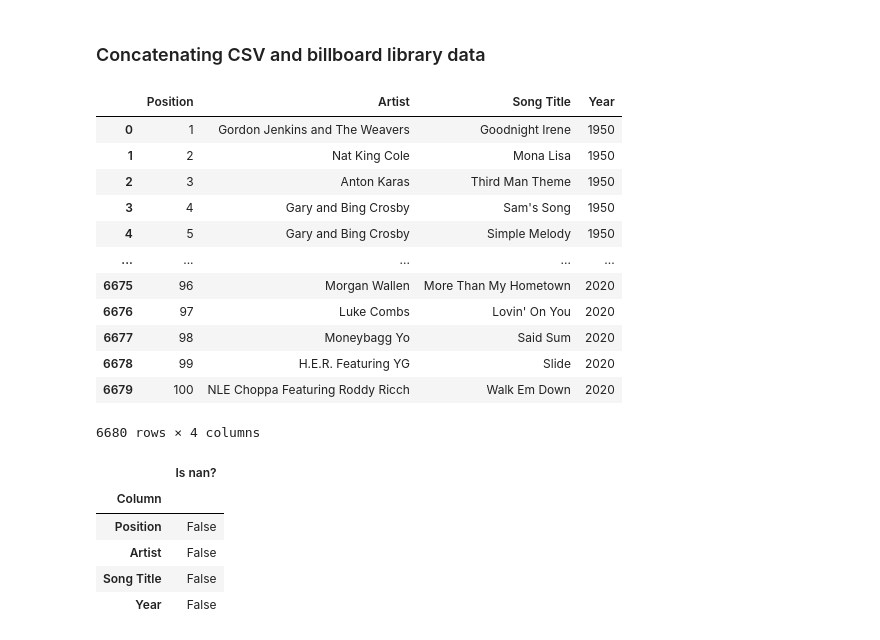
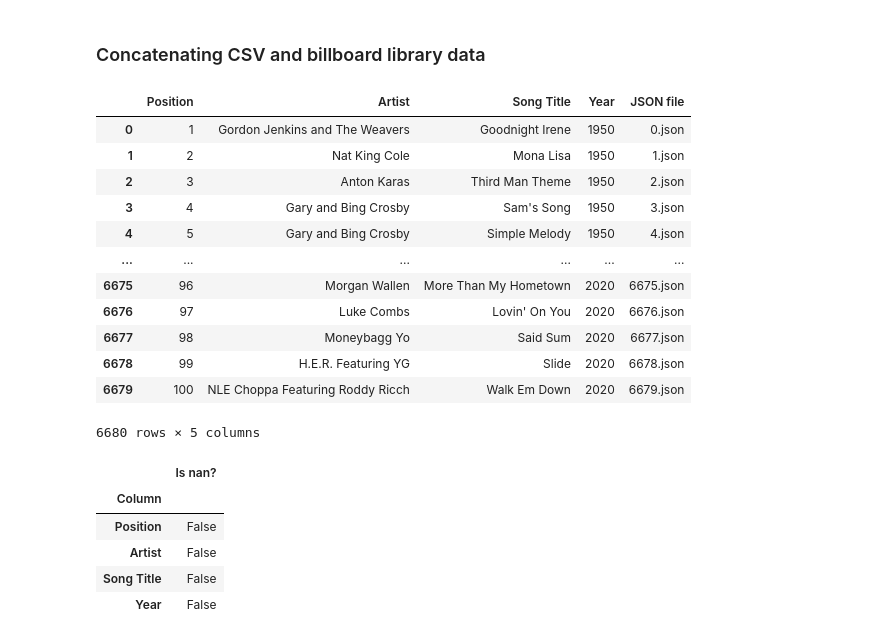
Before and after one commit to alsarna/lyrics_nlp, a Jupyter notebook: data_preprocessing.ipynb, the cells around one changed output. Drawn from its saved outputs; the diff is of its cells as text; code cells hidden in the pictures.

Commit message:
add column with json file, delete column 0 from audio features

```diff
--- a/data_preprocessing.ipynb
+++ b/data_preprocessing.ipynb
@@ -65,44 +65,45 @@ artists.insert(86, 'Fat Joe, Remy Ma and Jay-Z featuring French Montana and Infa
 # %%
 # pd.set_option("display.max_rows", None, "display.max_columns", None)
 # Splitting list into same-length elements lists
 def list_split(l, n):
     n = max(1, n)
     return (l[i:i+n] for i in range(0, len(l), n))
 
 split_artists = list(list_split(artists, 100))
 split_song_titles = list(list_split(song_titles, 100))
 
 # Creating list of dictionaries for each year to convert them into pandas DataFrame
 def dicts_of_dates(lst_of_dates):
     songs = []
     for i in range(len(lst_of_dates)):
         ranger = list(range(1, 101))
         year = lst_of_dates[i]
         dictionary = {'Position': ranger, 'Artist': split_artists[i], 'Song Title': split_song_titles[i], 'Year': [dates[i] for year in range(1, 101)]}
         as_pandas_df = pd.DataFrame(dictionary)
         songs.append(as_pandas_df)
     return songs
 
 # Concatenate all songs from years 1950 - 2020
 songs_16_20 = dicts_of_dates(dates)
 all_songs = songs_50_15 + songs_16_20
 all_time_billboard_wrap_up = pd.concat(all_songs)
 all_time_billboard_wrap_up.reset_index(drop = True, inplace = True) # reset indexing
+all_time_billboard_wrap_up['JSON file'] = [str(i) + '.json' for i in all_time_billboard_wrap_up.index]
 display(all_time_billboard_wrap_up)
 # %% [output]
-|  | Position | Artist | Song Title | Year |
-| 0 | 1 | Gordon Jenkins and The Weavers | Goodnight Irene | 1950 |
-| 1 | 2 | Nat King Cole | Mona Lisa | 1950 |
-| 2 | 3 | Anton Karas | Third Man Theme | 1950 |
-| 3 | 4 | Gary and Bing Crosby | Sam's Song | 1950 |
-| 4 | 5 | Gary and Bing Crosby | Simple Melody | 1950 |
-| ... | ... | ... | ... | ... |
-| 6675 | 96 | Morgan Wallen | More Than My Hometown | 2020 |
-| 6676 | 97 | Luke Combs | Lovin' On You | 2020 |
-| 6677 | 98 | Moneybagg Yo | Said Sum | 2020 |
-| 6678 | 99 | H.E.R. Featuring YG | Slide | 2020 |
-| 6679 | 100 | NLE Choppa Featuring Roddy Ricch | Walk Em Down | 2020 |
+|  | Position | Artist | Song Title | Year | JSON file |
+| 0 | 1 | Gordon Jenkins and The Weavers | Goodnight Irene | 1950 | 0.json |
+| 1 | 2 | Nat King Cole | Mona Lisa | 1950 | 1.json |
+| 2 | 3 | Anton Karas | Third Man Theme | 1950 | 2.json |
+| 3 | 4 | Gary and Bing Crosby | Sam's Song | 1950 | 3.json |
+| 4 | 5 | Gary and Bing Crosby | Simple Melody | 1950 | 4.json |
+| ... | ... | ... | ... | ... | ... |
+| 6675 | 96 | Morgan Wallen | More Than My Hometown | 2020 | 6675.json |
+| 6676 | 97 | Luke Combs | Lovin' On You | 2020 | 6676.json |
+| 6677 | 98 | Moneybagg Yo | Said Sum | 2020 | 6677.json |
+| 6678 | 99 | H.E.R. Featuring YG | Slide | 2020 | 6678.json |
+| 6679 | 100 | NLE Choppa Featuring Roddy Ricch | Walk Em Down | 2020 | 6679.json |
-6680 rows × 4 columns
+6680 rows × 5 columns
 # %%
 # all_time_billboard_wrap_up dataframe nans checking
 nans_table = [all_time_billboard_wrap_up['Position'].isna().any(), all_time_billboard_wrap_up['Artist'].isna().any(), all_time_billboard_wrap_up['Song Title'].isna().any(), all_time_billboard_wrap_up['Year'].isna().any()]
```
Also changed, not shown: parts of 5 cells of this notebook.
